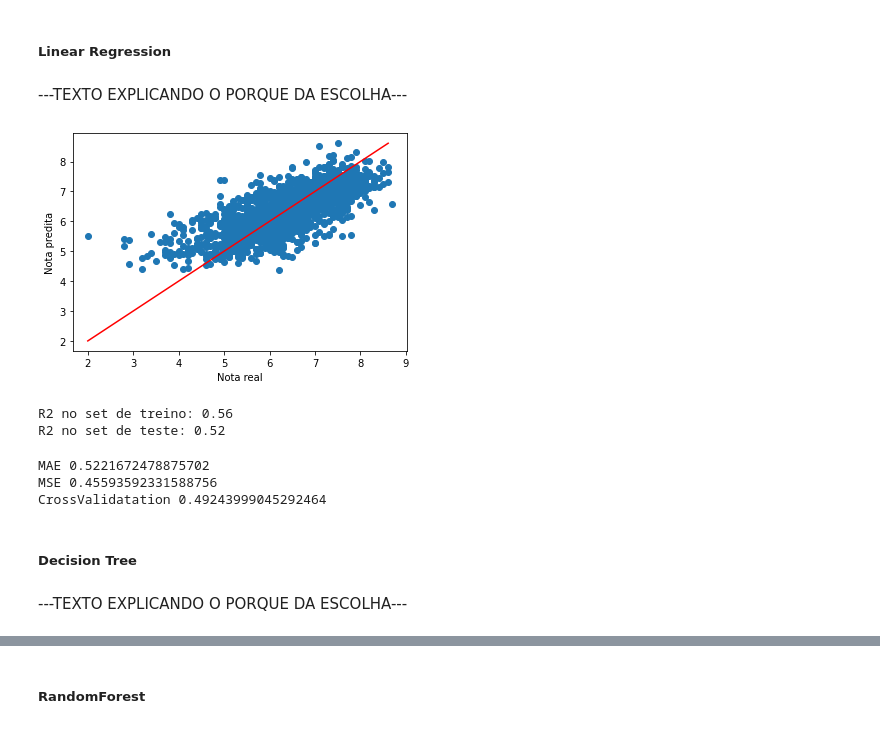
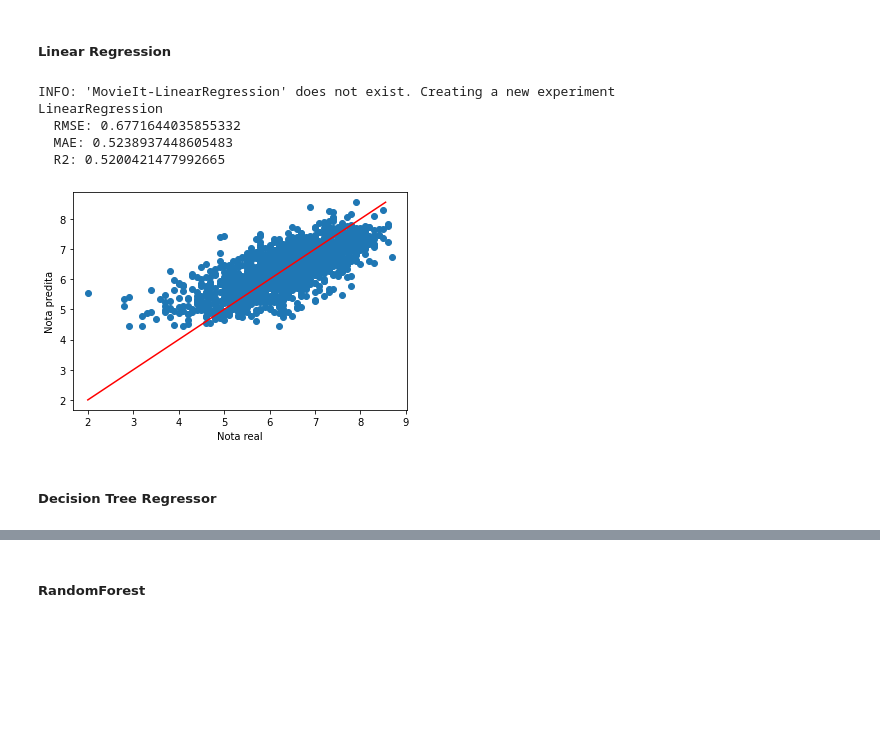
Before and after one commit to JonatasDeOliveira/movie-it, a Jupyter notebook: MovieItProjeto2.ipynb, the cells around one changed output, grey strips where cells are left out. Cells and saved outputs as stored; diff of their text form; code cells hidden in the pictures; blank space fills up the shorter version.

```diff
--- a/MovieItProjeto2.ipynb
+++ b/MovieItProjeto2.ipynb
@@ -178,9 +172,9 @@ from pyspark.sql.functions import udf
 
 def transform_all_age_value(age):
   if age == 'all':
-    return 0
+    return int(0)
   if age is None:
-    return -1
+    return int(-1)
   return int(age)
 
 transformAllAgeValue = udf(lambda x: transform_all_age_value(x), IntegerType())
@@ -884,0 +986,6 @@ Como o p-value foi alto provamos a hipótese nula de que a distribuição de not
+# %%
+def eval_metrics(actual, pred):
+    rmse = np.sqrt(mean_squared_error(actual, pred))
+    mae = mean_absolute_error(actual, pred)
+    r2 = r2_score(actual, pred)
+    return rmse, mae, r2
@@ -1050,39 +1180,16 @@ def plotComparissionResult(y_true, y_pred):
 # %% [markdown]
 ##### Linear Regression
-# %% [markdown]
- ---TEXTO EXPLICANDO O PORQUE DA ESCOLHA---
-# %%
-from sklearn.metrics import mean_absolute_error, mean_squared_error
-from sklearn.model_selection import cross_val_score
-from sklearn.linear_model import LinearRegression
-from sklearn.tree import DecisionTreeRegressor
-from sklearn.neighbors import KNeighborsRegressor
-from sklearn.ensemble import RandomForestRegressor
-
-linearRegression = LinearRegression()
-
-linearRegression.fit(X_train, y_train)
-
-yPredLinearRegression = linearRegression.predict(X_test)
-plotComparissionResult(y_test, yPredLinearRegression)
-r2_train = linearRegression.score(X_train, y_train)
-r2_test = linearRegression.score(X_test, y_test)
-print('R2 no set de treino: %.2f' % r2_train)
-print('R2 no set de teste: %.2f' % r2_test)
-# %% [output]
-[figure, removed]
-R2 no set de treino: 0.56
-R2 no set de teste: 0.52
-# %%
-print(f'MAE {mean_absolute_error(y_test, yPredLinearRegression)}')
-print(f'MSE {mean_squared_error(y_test, yPredLinearRegression)}')
-resultado = cross_val_score(linearRegression, X_test, y_test, cv = 10)
-print(f'CrossValidatation {resultado.mean()}')
-# %% [output]
-MAE 0.5221672478875702
-MSE 0.45593592331588756
-CrossValidatation 0.49243999045292464
+# %%
+linearRegression = LinearRegression()
+linearRegressionName = 'LinearRegression'
+
+run_experiment_with_model(linearRegression, linearRegressionName, X_train, y_train, X_test, y_test)
+# %% [output]
+INFO: 'MovieIt-LinearRegression' does not exist. Creating a new experiment
+LinearRegression
+  RMSE: 0.6771644035855332
+  MAE: 0.5238937448605483
+  R2: 0.5200421477992665
+[figure, added]
 # %% [markdown]
-##### Decision Tree
+##### Decision Tree Regressor
-# %% [markdown]
- ---TEXTO EXPLICANDO O PORQUE DA ESCOLHA---
```
Also changed, not shown: parts of 59 cells of this notebook.
